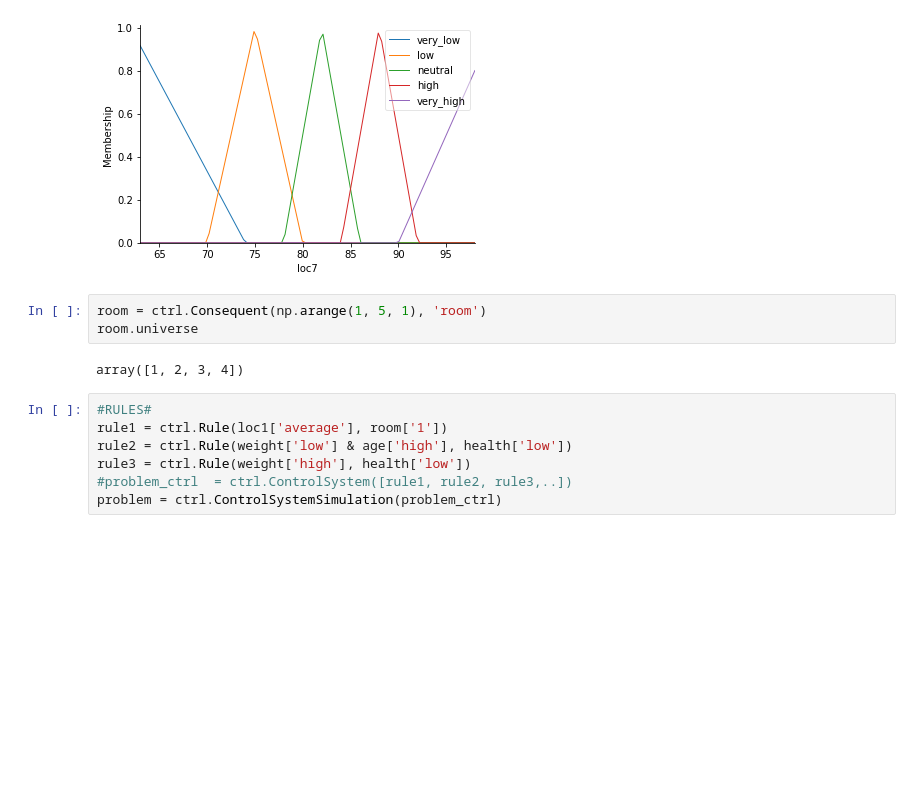
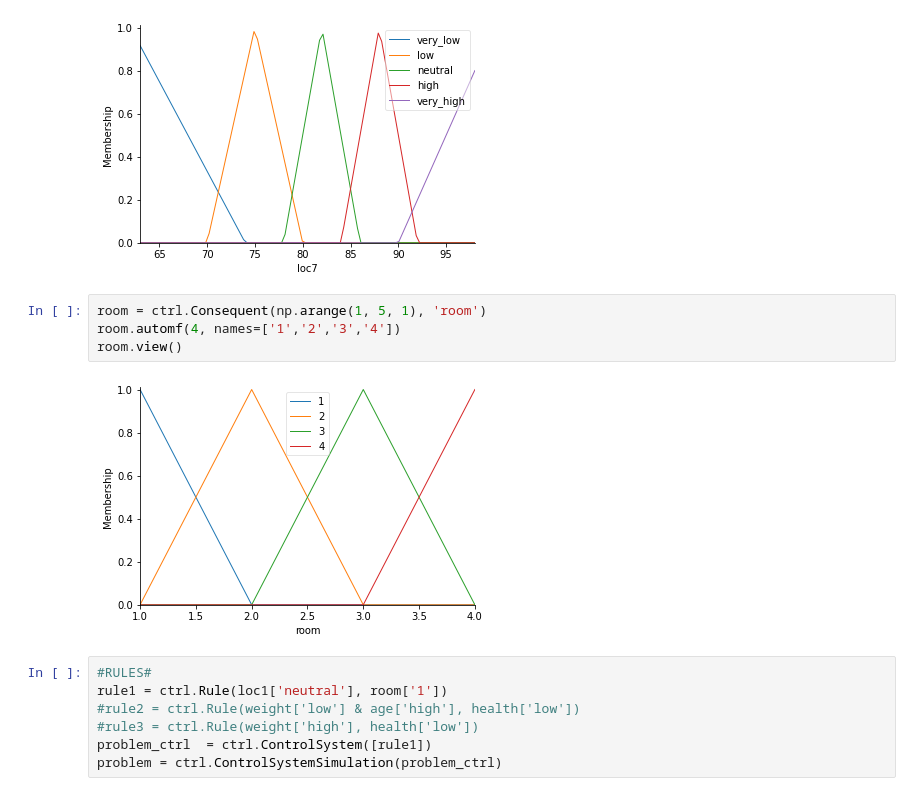
Before and after one commit to alexandradecarvalho/fuzzy_project, a Jupyter notebook: ass2.ipynb, the cells around one changed output. Cells and saved outputs as stored; diff of their text form; blank space fills up the shorter version.

Commit message:
Set automf for Consequent

```diff
--- a/ass2.ipynb
+++ b/ass2.ipynb
@@ -287,13 +287,14 @@ loc7.view()
 [figure]
 # %%
 room = ctrl.Consequent(np.arange(1, 5, 1), 'room')
-room.universe
+room.automf(4, names=['1','2','3','4'])
+room.view()
 # %% [output]
-array([1, 2, 3, 4])
+[figure, added]
 # %%
 #RULES#
-rule1 = ctrl.Rule(loc1['average'], room['1'])
-rule2 = ctrl.Rule(weight['low'] & age['high'], health['low'])
-rule3 = ctrl.Rule(weight['high'], health['low'])
-#problem_ctrl  = ctrl.ControlSystem([rule1, rule2, rule3,..])
+rule1 = ctrl.Rule(loc1['neutral'], room['1'])
+#rule2 = ctrl.Rule(weight['low'] & age['high'], health['low'])
+#rule3 = ctrl.Rule(weight['high'], health['low'])
+problem_ctrl  = ctrl.ControlSystem([rule1])
 problem = ctrl.ControlSystemSimulation(problem_ctrl)
```
